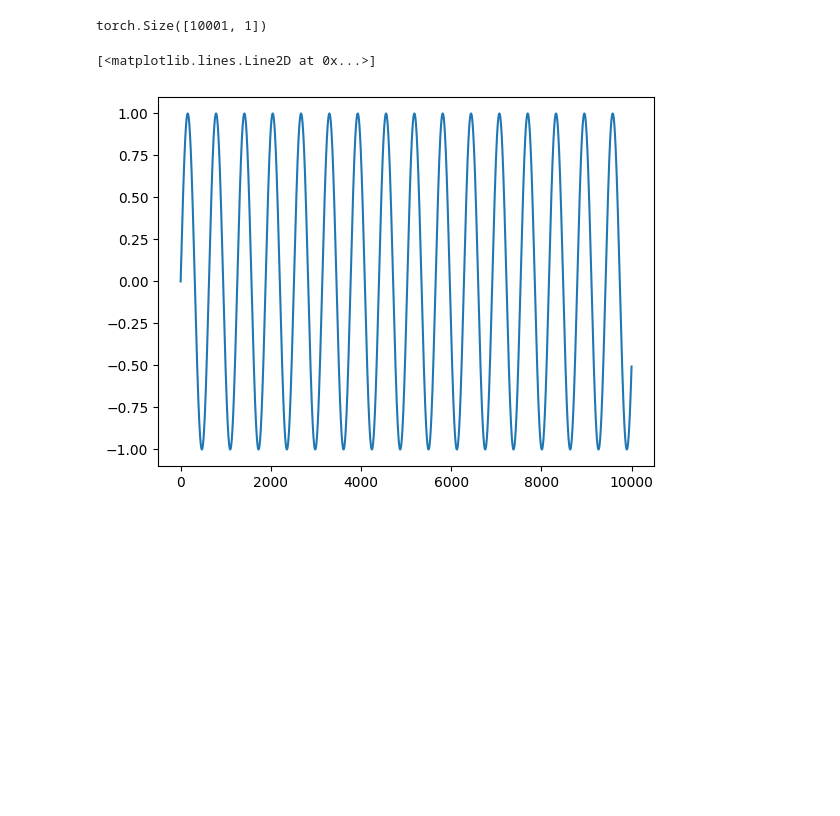
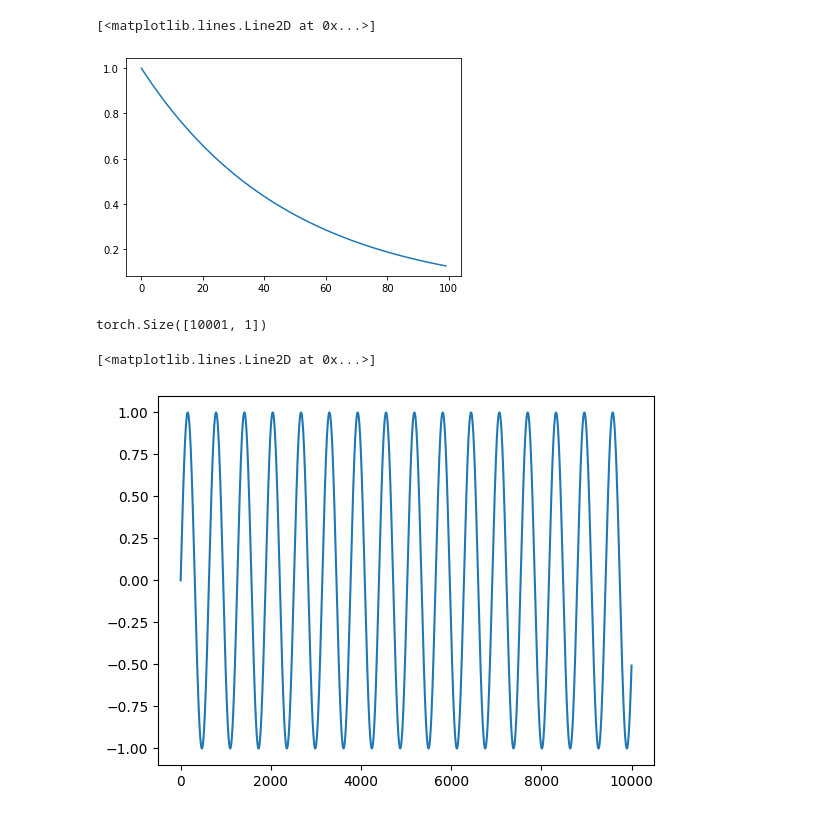
Before and after one commit to thibmonsel/torchdde, a Jupyter notebook: QuickAndDirty/NDDE.ipynb, the cells around one changed output. Cells and saved outputs as stored; diff of their text form; code cells hidden in the pictures; blank space fills up the shorter version.

```diff
--- a/QuickAndDirty/NDDE.ipynb
+++ b/QuickAndDirty/NDDE.ipynb
@@ -31,3 +15,9 @@ RecursionError: maximum recursion depth exceeded
+# %%
+
+plt.plot(np.logspace(1,1e-1,100)/10)
+# %% [output]
+[<matplotlib.lines.Line2D at 0x...>]
+[figure, added]
 # %%
 tmax = 100
 dt = 1e-2
```
Also changed, not shown: parts of 1 cell of this notebook, 2 other files.
